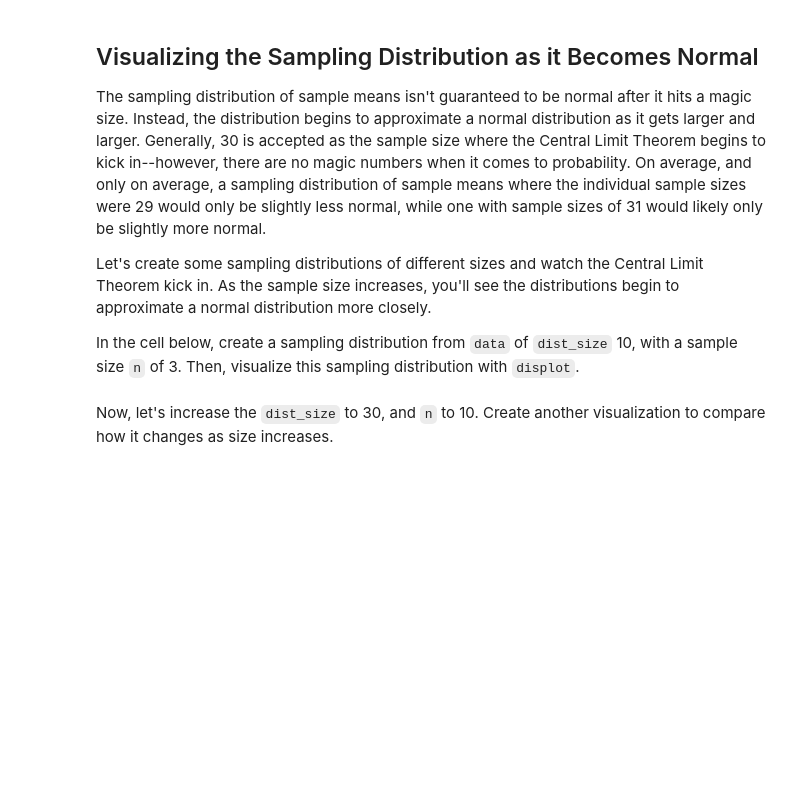
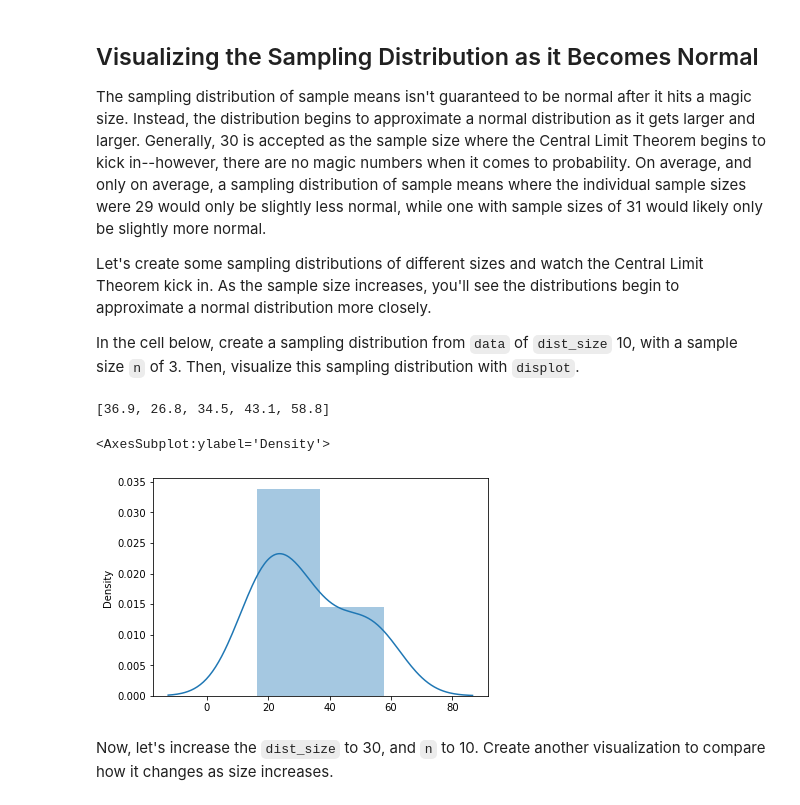
Before and after one commit to gshikanda/dsc-central-limit-theorem-lab, a Jupyter notebook: index.ipynb, the cells around one changed output. Drawn from its saved outputs; the diff is of its cells as text; code cells hidden in the pictures; blank space fills up the shorter version.

```diff
--- a/index.ipynb
+++ b/index.ipynb
@@ -127,10 +127,23 @@ In the cell below, write a function that takes in 3 arguments: the dataset, the
 
 Make sure to include some way to change the seed as your function proceeds!
 # %%
-def create_sample_distribution(data, dist_size=100, n=30):
+def create_sample_distribution(data, dist_size=100, n=30,seed=0):
     np.random.seed(seed)
 
-    pass
+     # Initialize an empty list to store sample means
+    sample_means = []
+
+    # Generate the sample means
+    for i in range(dist_size):
+        # Draw a random sample of size n with replacement
+        sample = np.random.choice(data, size=n, replace=True)
+        # Calculate the mean of the sample
+        sample_mean = np.mean(sample)
+        # Append the sample mean to the list
+        sample_means.append(sample_mean)
+
+    return sample_means
+
 
 test_sample_dist = create_sample_distribution(data)
 print(test_sample_dist[:5])
@@ -152,2 +163,29 @@ In the cell below, create a sampling distribution from `data` of `dist_size` 10,
+# %%
+# Your code here
+def create_sample_distribution_1(data, dist_size=10, n=3,seed=0):
+    np.random.seed(seed)
+
+     # Initialize an empty list to store sample means
+    sample_means = []
+
+    # Generate the sample means
+    for i in range(dist_size):
+        # Draw a random sample of size n with replacement
+        sample = np.random.choice(data, size=n, replace=True)
+        # Calculate the mean of the sample
+        sample_mean = np.mean(sample)
+        # Append the sample mean to the list
+        sample_means.append(sample_mean)
+
+    return sample_means
+
+
+test_sample_dist_1 = create_sample_distribution_1(data)
+print(test_sample_dist[:5])
+sns.distplot(test_sample_dist_1)
+# %% [output]
+[36.9, 26.8, 34.5, 43.1, 58.8]
+<AxesSubplot:ylabel='Density'>
+[figure, added]
 # %% [markdown]
 Now, let's increase the `dist_size` to 30, and `n` to 10.  Create another visualization to compare how it changes as size increases.
```
Also changed, not shown: parts of 6 cells of this notebook.
